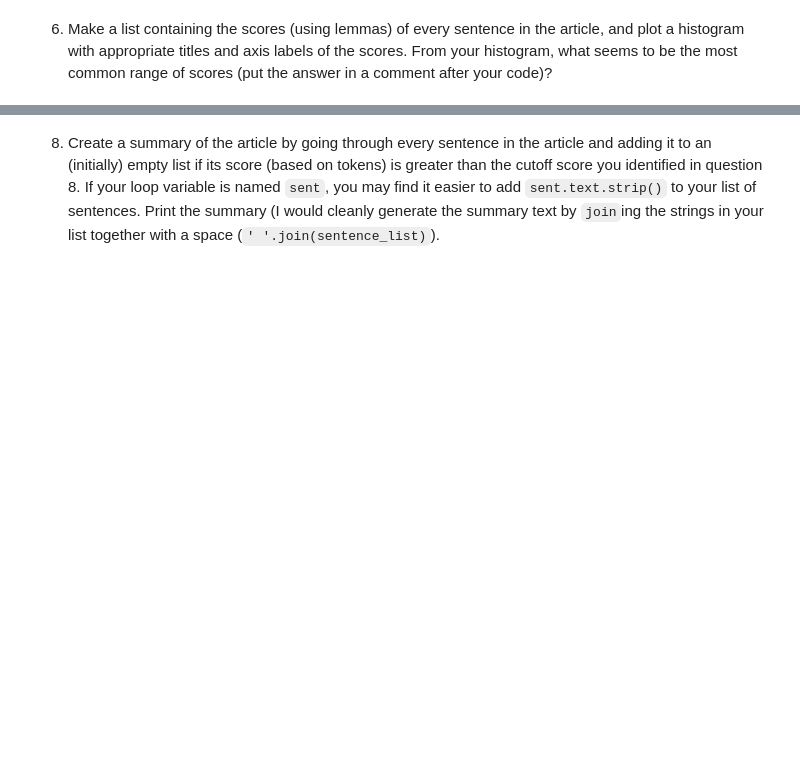
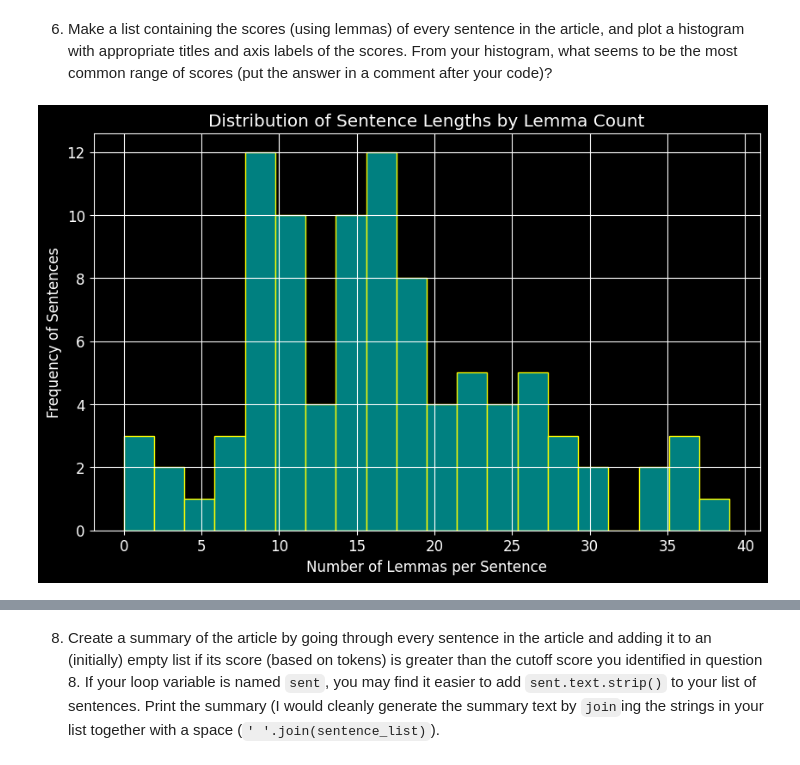
Before and after one commit to julia-fangman/article-summarizer-final, a Jupyter notebook: article-summarizer.ipynb, the cells around one changed output, grey strips where cells are left out. Cells and saved outputs as stored; diff of their text form; code cells hidden in the pictures; blank space fills up the shorter version.

```diff
--- a/article-summarizer.ipynb
+++ b/article-summarizer.ipynb
@@ -212,3 +285,52 @@ plt.show()
 # %% [markdown]
 6. Make a list containing the scores (using lemmas) of every sentence in the article, and plot a histogram with appropriate titles and axis labels of the scores.  From your histogram, what seems to be the most common range of scores (put the answer in a comment after your code)?
+# %%
+import requests
+from bs4 import BeautifulSoup
+import spacy
+import matplotlib.pyplot as plt
+
+# Set style and font properties for the plot
+plt.style.use('dark_background')
+plt.rcParams.update({'font.size': 12})
+
+# Load spaCy's English-language model
+nlp = spacy.load('en_core_web_sm')
+
+# URL of the article
+url = "https://www.forbes.com/health/fitness/what-is-pickleball/"
+
+# Send a GET request to the URL
+response = requests.get(url)
+
+# Parse the HTML content of the page
+soup = BeautifulSoup(response.content, "html.parser")
+
+# Find all paragraphs within the article content
+paragraphs = soup.find_all("p", class_=None)
+
+# Extract text content from the paragraphs
+article_content = "\n".join([p.text for p in paragraphs])
+
+# Process the text with spaCy
+doc = nlp(article_content)
+
+# List to hold scores (number of lemmas in each sentence)
+lemma_counts = []
+
+# Tokenize into sentences and calculate lemma count for each
+for sent in doc.sents:
+    num_lemmas = len(set([token.lemma_ for token in sent if token.is_alpha]))
+    lemma_counts.append(num_lemmas)
+
+# Plotting the histogram of lemma counts
+plt.figure(figsize=(10, 6))
+plt.hist(lemma_counts, bins=20, color='teal', edgecolor='yellow')  # Custom colors
+plt.title('Distribution of Sentence Lengths by Lemma Count')
+plt.xlabel('Number of Lemmas per Sentence')
+plt.ylabel('Frequency of Sentences')
+plt.grid(True)
+plt.show()
+# %% [output]
+[figure, added]
 # %%
```
Also changed, not shown: parts of 20 cells of this notebook.
